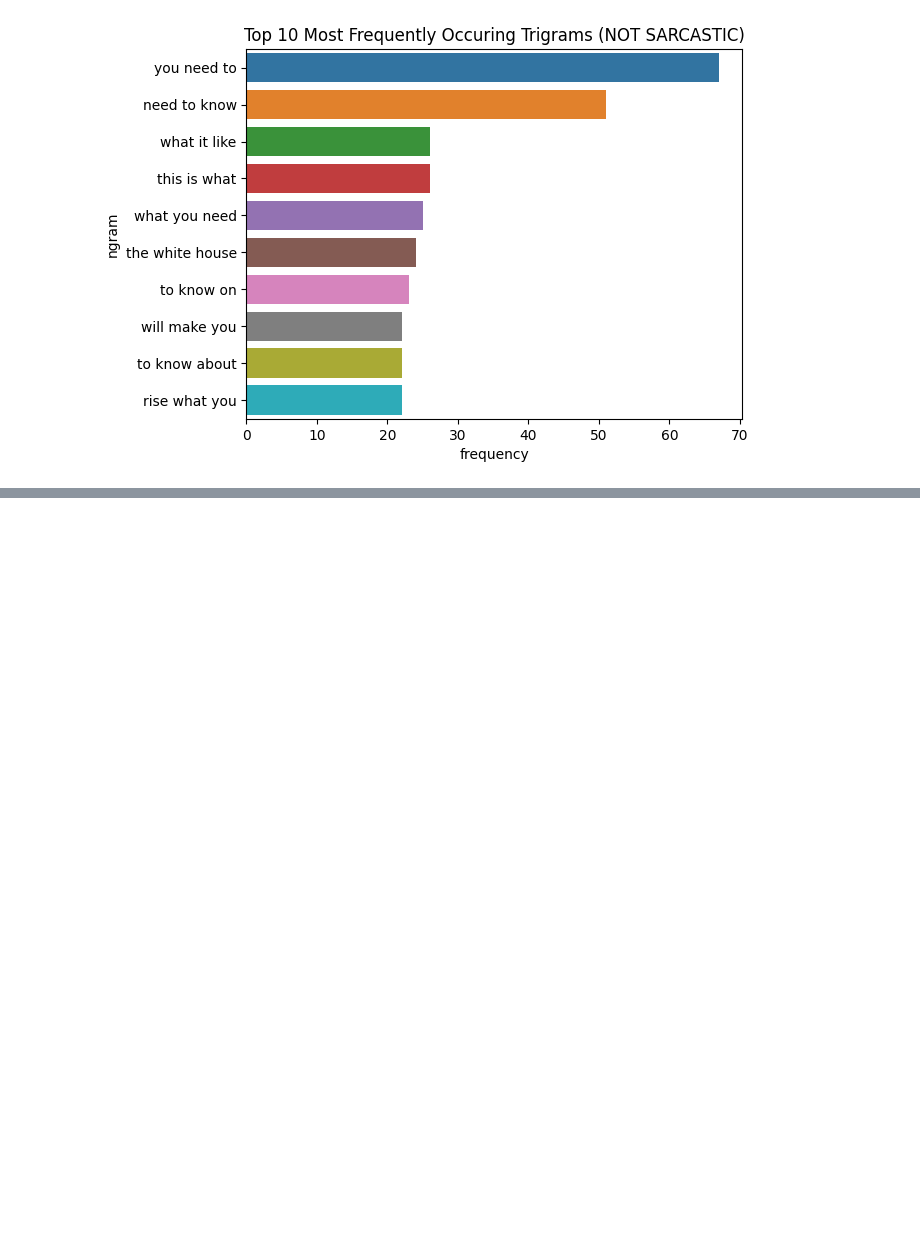
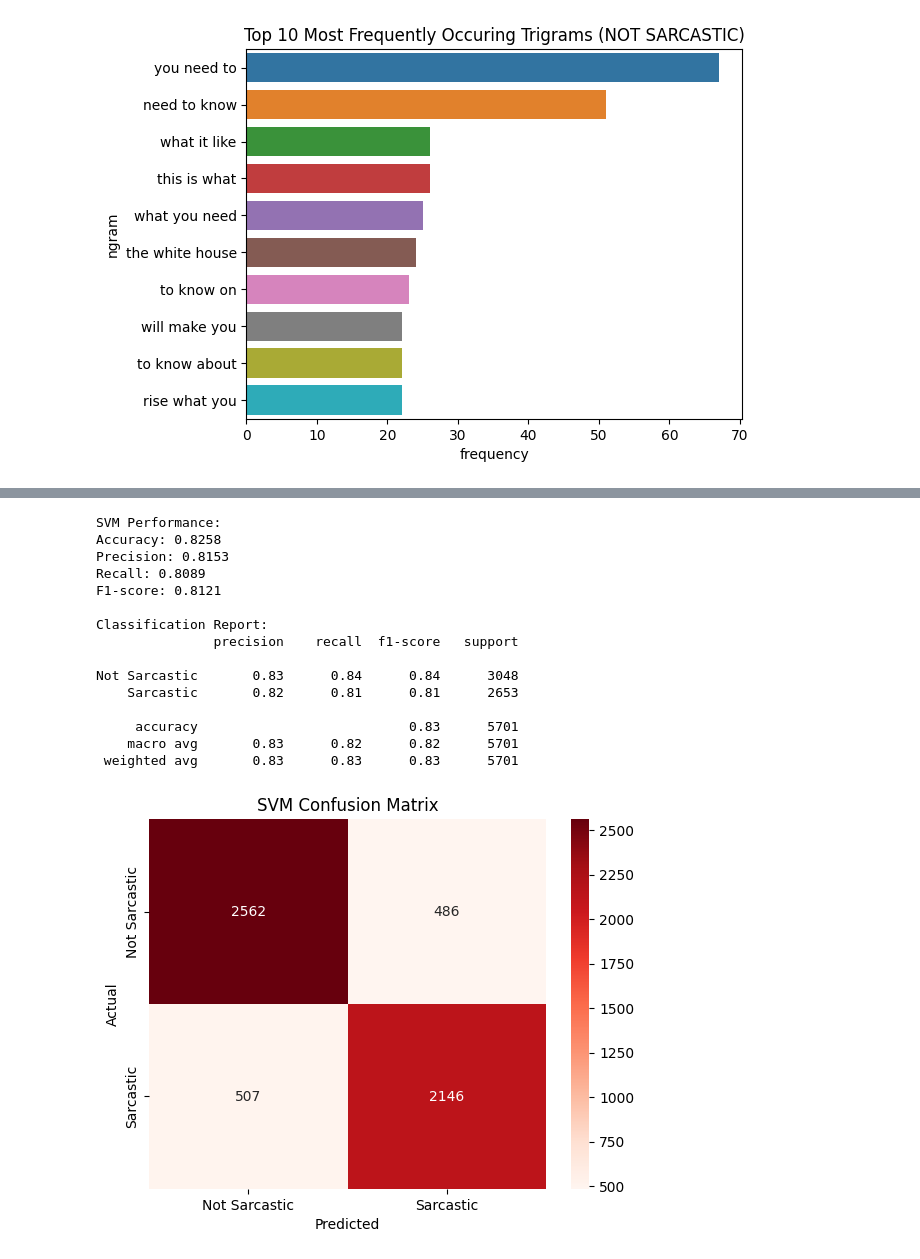
Before and after one commit to lisanvo/aai590-capstone-project, a Jupyter notebook: Technical_Draft_LV.ipynb, the cells around one changed output, grey strips where cells are left out. Saved outputs shown, nothing was run; the diff lists cells and outputs as text; code cells hidden in the pictures; blank space fills up the shorter version.

```diff
--- a/Technical_Draft_LV.ipynb
+++ b/Technical_Draft_LV.ipynb
@@ -361,0 +426,3 @@ plt.show()
+# %%
+df['clean_headline'] = df['headline'].apply(clean_text)
+df[['headline', 'clean_headline']].head()
@@ -361,0 +564,8 @@ plt.show()
+# %%
+from sklearn.svm import LinearSVC
+
+# Initialize the SVM model
+svm_model = LinearSVC()
+
+# Train the model
+svm_model.fit(X_train_tfidf, y_train)
@@ -361,0 +753,46 @@ plt.show()
+# %%
+# SVM
+
+# Predict on test data
+y_pred_svm = svm_model.predict(X_test_tfidf)
+
+# Calculate evaluation metrics
+accuracy_svm = accuracy_score(y_test, y_pred_svm)
+precision_svm = precision_score(y_test, y_pred_svm)
+recall_svm = recall_score(y_test, y_pred_svm)
+f1_svm = f1_score(y_test, y_pred_svm)
+
+print("SVM Performance:")
+print(f"Accuracy: {accuracy_svm:.4f}")
+print(f"Precision: {precision_svm:.4f}")
+print(f"Recall: {recall_svm:.4f}")
+print(f"F1-score: {f1_svm:.4f}")
+
+# Classification Report
+print("\nClassification Report:")
+print(classification_report(y_test, y_pred_svm, target_names=['Not Sarcastic', 'Sarcastic']))
+
+# Confusion Matrix
+cm_svm = confusion_matrix(y_test, y_pred_svm)
+sns.heatmap(cm_svm, annot=True, fmt='d', cmap='Reds', xticklabels=['Not Sarcastic', 'Sarcastic'], yticklabels=['Not Sarcastic', 'Sarcastic'])
+plt.ylabel('Actual')
+plt.xlabel('Predicted')
+plt.title('SVM Confusion Matrix')
+plt.show()
+# %% [output]
+SVM Performance:
+Accuracy: 0.8258
+Precision: 0.8153
+Recall: 0.8089
+F1-score: 0.8121
+
+Classification Report:
+               precision    recall  f1-score   support
+
+Not Sarcastic       0.83      0.84      0.84      3048
+    Sarcastic       0.82      0.81      0.81      2653
+
+     accuracy                           0.83      5701
+    macro avg       0.83      0.82      0.82      5701
+ weighted avg       0.83      0.83      0.83      5701
+[figure, added]
```
Also changed, not shown: parts of 41 cells of this notebook.
